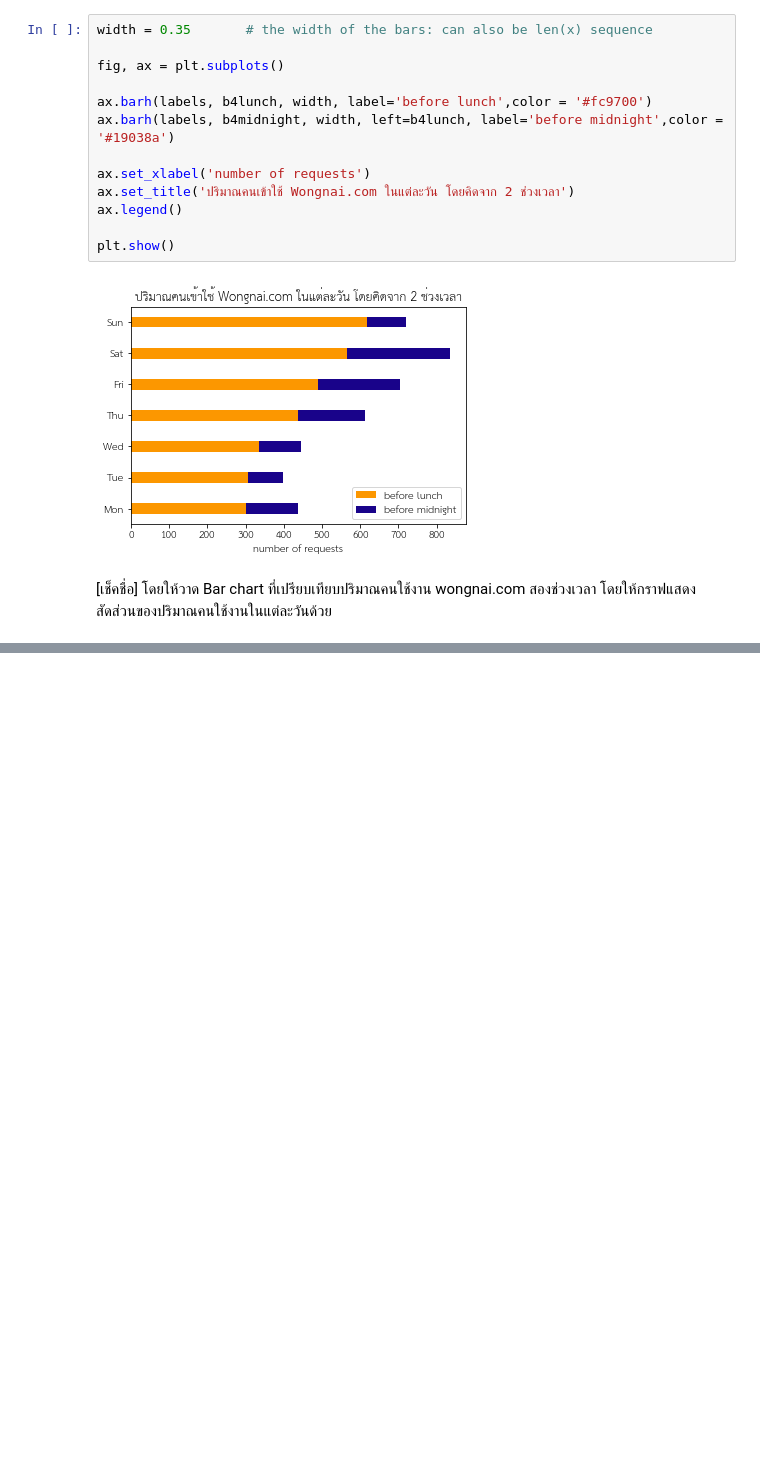
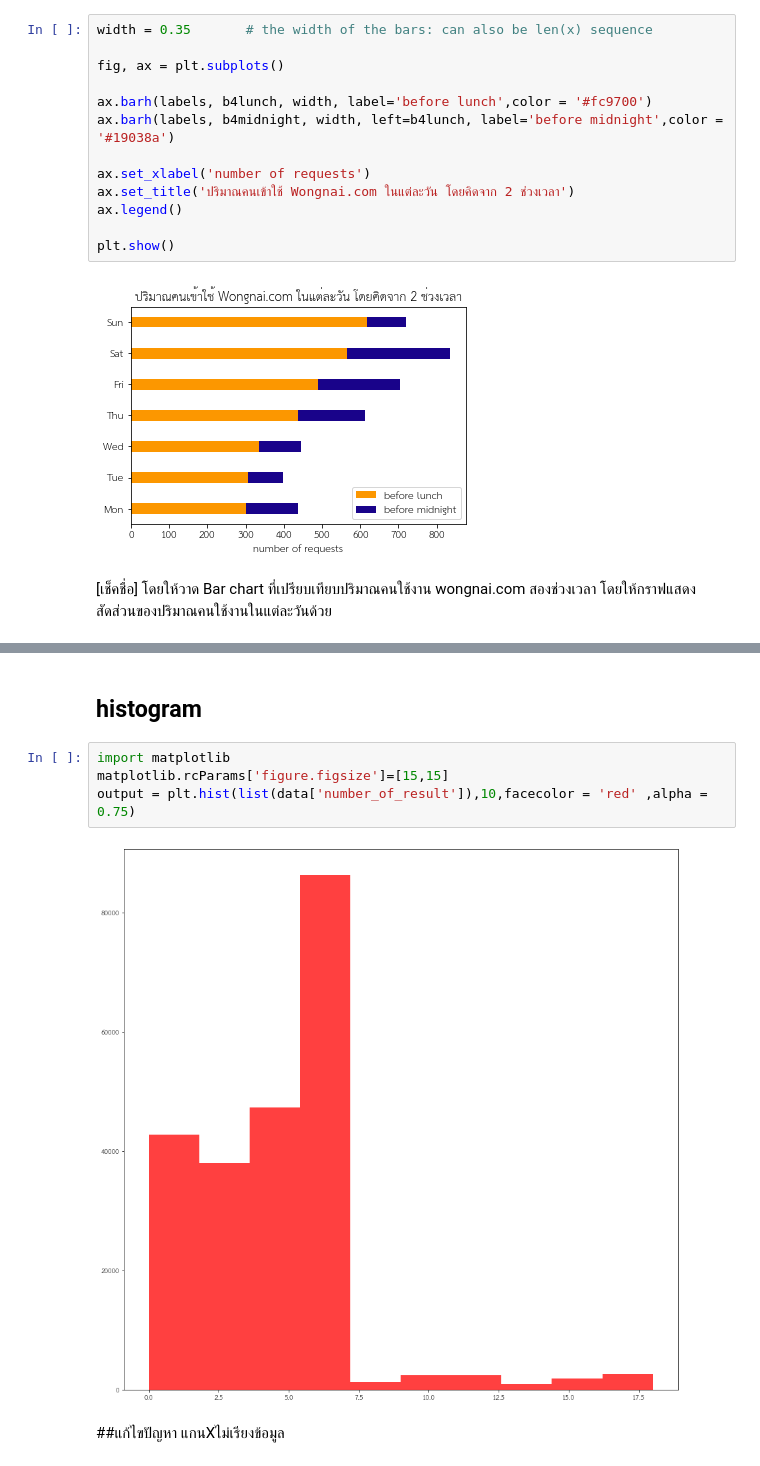
Before and after one commit to Yaninns/data_viz, a Jupyter notebook: Vissualize_Data_Comparison.ipynb, the cells around one changed output, grey strips where cells are left out. Drawn from its saved outputs; the diff is of its cells as text; blank space fills up the shorter version.

```diff
--- a/Vissualize_Data_Comparison.ipynb
+++ b/Vissualize_Data_Comparison.ipynb
@@ -175,0 +164,10 @@ plt.show()
+# %% [markdown]
+## histogram
+# %%
+import matplotlib
+matplotlib.rcParams['figure.figsize']=[15,15]
+output = plt.hist(list(data['number_of_result']),10,facecolor = 'red' ,alpha = 0.75)
+# %% [output]
+[figure, added]
+# %% [markdown]
+##แก้ไขปัญหา แกนXไม่เรียงข้อมูล
```
Also changed, not shown: parts of 21 cells of this notebook.
